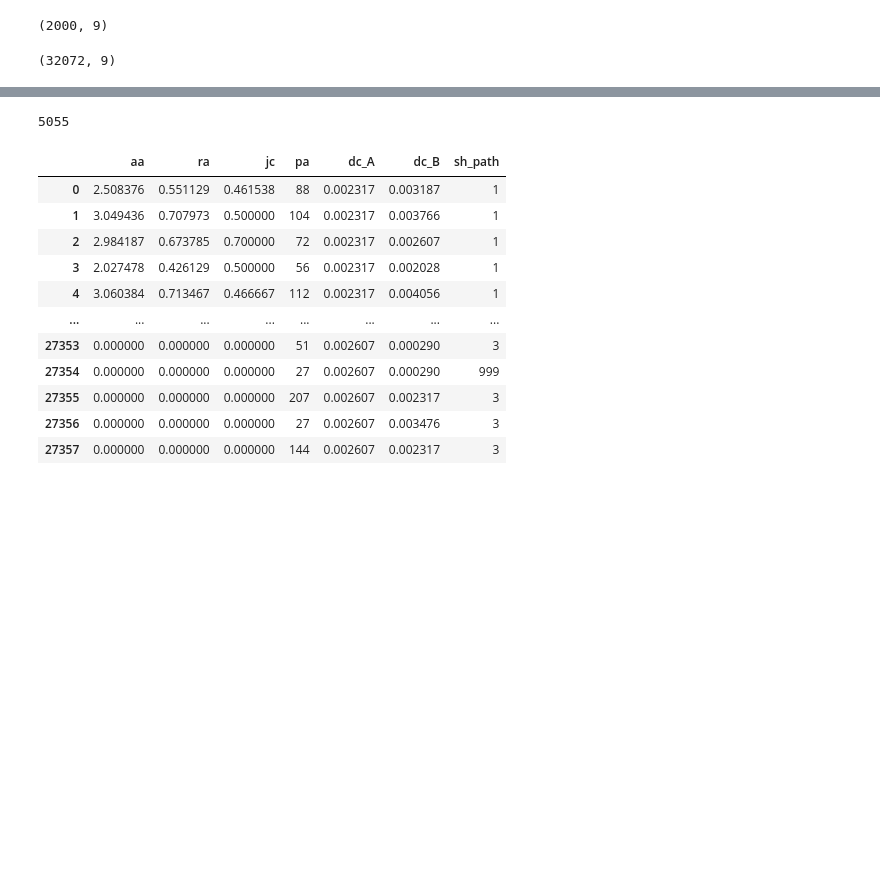
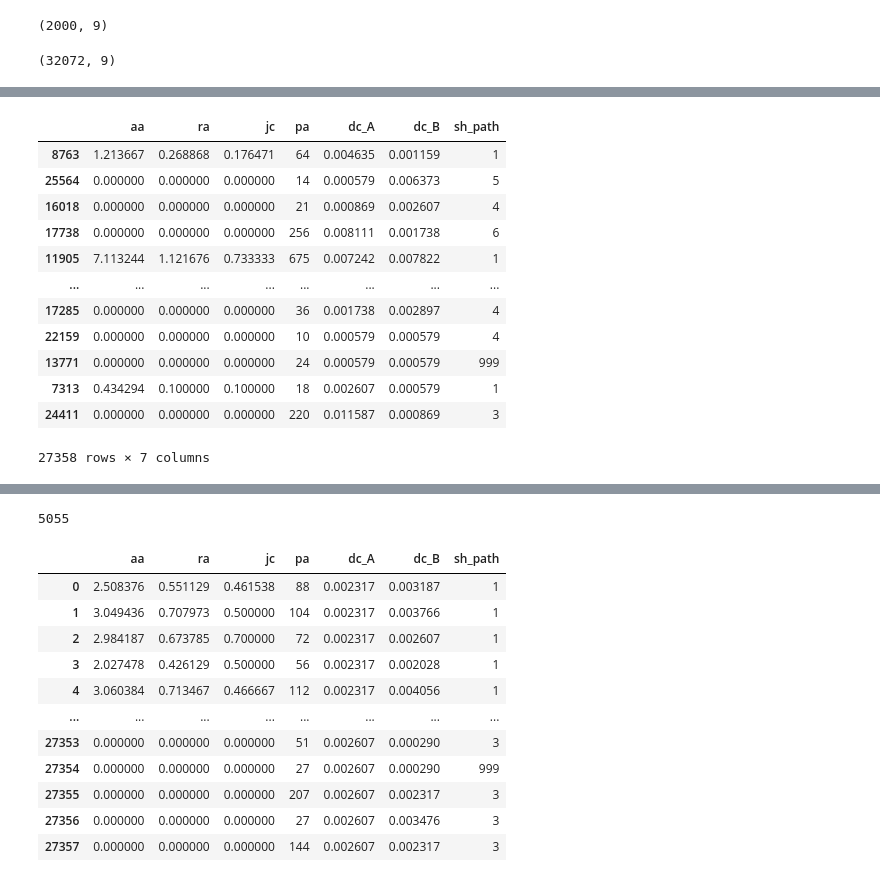
Before and after one commit to anankeman/paper_collaboration_prediction, a Jupyter notebook: Model.ipynb, the cells around one changed output, grey strips where cells are left out. Cells and saved outputs as stored; diff of their text form; code cells hidden in the pictures; blank space fills up the shorter version.

```diff
--- a/Model.ipynb
+++ b/Model.ipynb
@@ -56 +74,17 @@ train_full.shape
+# %%
+df_shuffled.iloc[:,4:-1]
+# %% [output]
+|  | aa | ra | jc | pa | dc_A | dc_B | sh_path |
+| 8763 | 1.213667 | 0.268868 | 0.176471 | 64 | 0.004635 | 0.001159 | 1 |
+| 25564 | 0.000000 | 0.000000 | 0.000000 | 14 | 0.000579 | 0.006373 | 5 |
+| 16018 | 0.000000 | 0.000000 | 0.000000 | 21 | 0.000869 | 0.002607 | 4 |
+| 17738 | 0.000000 | 0.000000 | 0.000000 | 256 | 0.008111 | 0.001738 | 6 |
+| 11905 | 7.113244 | 1.121676 | 0.733333 | 675 | 0.007242 | 0.007822 | 1 |
+| ... | ... | ... | ... | ... | ... | ... | ... |
+| 17285 | 0.000000 | 0.000000 | 0.000000 | 36 | 0.001738 | 0.002897 | 4 |
+| 22159 | 0.000000 | 0.000000 | 0.000000 | 10 | 0.000579 | 0.000579 | 4 |
+| 13771 | 0.000000 | 0.000000 | 0.000000 | 24 | 0.000579 | 0.000579 | 999 |
+| 7313 | 0.434294 | 0.100000 | 0.100000 | 18 | 0.002607 | 0.000579 | 1 |
+| 24411 | 0.000000 | 0.000000 | 0.000000 | 220 | 0.011587 | 0.000869 | 3 |
+27358 rows × 7 columns
 # %%
```
Also changed, not shown: parts of 17 cells of this notebook.
